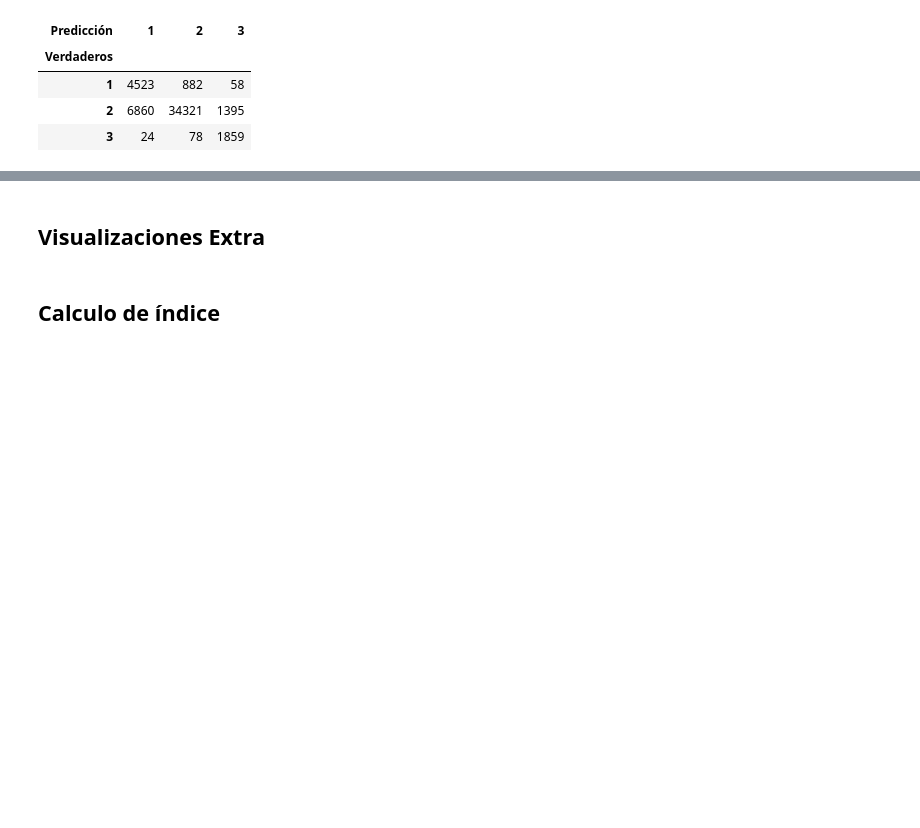
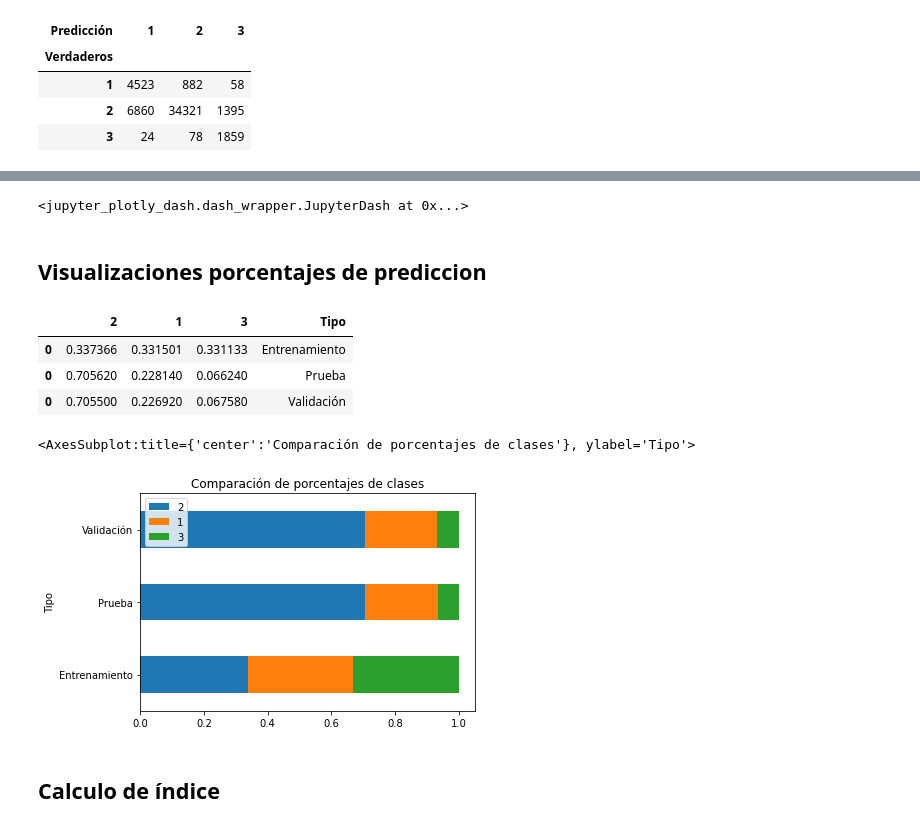
Before and after one commit to JEnriqueBonilla/Ejemplo-Binder, a Jupyter notebook: 02_Imagenes_satelitales.ipynb, the cells around one changed output, grey strips where cells are left out. Saved outputs shown, nothing was run; the diff lists cells and outputs as text; code cells hidden in the pictures; blank space fills up the shorter version.

Commit message:
logistic graphs finished

```diff
--- a/02_Imagenes_satelitales.ipynb
+++ b/02_Imagenes_satelitales.ipynb
@@ -144,2 +241,6 @@ matriz_de_confusion
+# %%
+app
+# %% [output]
+<jupyter_plotly_dash.dash_wrapper.JupyterDash at 0x...>
 # %% [markdown]
-## Visualizaciones Extra
+## Visualizaciones porcentajes de prediccion
@@ -148,2 +247,44 @@ matriz_de_confusion
+# %%
+variables_modelo = ['0', '1', '2', '3', '4', '5', '6', '7', '8', '9', '10']
+
+prediccion_entrenamiento = modelo.predict(datos_urbanos_entrenamiento[variables_modelo])
+prediccion_prueba = modelo.predict(datos_urbanos_prueba[variables_modelo])
+prediccion_validacion = modelo.predict(datos_urbanos_validacion[variables_modelo])
+# %%
+from collections import Counter
+
+entremaiento_elementos_por_clase = dict(Counter(prediccion_entrenamiento))
+entremaiento_elementos_por_clase = {clase:[n_clase/len(prediccion_entrenamiento)] for clase, n_clase in entremaiento_elementos_por_clase.items()}
+entremaiento_elementos_por_clase['Tipo'] = 'Entrenamiento'
+
+prueba_elementos_por_clase = dict(Counter(prediccion_prueba))
+prueba_elementos_por_clase = {clase:[n_clase/len(prediccion_prueba)] for clase, n_clase in prueba_elementos_por_clase.items()}
+prueba_elementos_por_clase['Tipo'] = 'Prueba'
+
+validacion_elementos_por_clase = dict(Counter(prediccion_validacion))
+validacion_elementos_por_clase = {clase:[n_clase/len(prediccion_validacion)] for clase, n_clase in validacion_elementos_por_clase.items()}
+validacion_elementos_por_clase['Tipo'] = 'Validación'
+
+# pasar a Dataframe
+df_clases = pd.concat([pd.DataFrame(entremaiento_elementos_por_clase),
+                       pd.DataFrame(prueba_elementos_por_clase),
+                       pd.DataFrame(validacion_elementos_por_clase)])
+# %%
+df_clases
+# %% [output]
+|  | 2 | 1 | 3 | Tipo |
+| 0 | 0.337366 | 0.331501 | 0.331133 | Entrenamiento |
+| 0 | 0.705620 | 0.228140 | 0.066240 | Prueba |
+| 0 | 0.705500 | 0.226920 | 0.067580 | Validación |
+# %%
+df_clases.plot(
+    x = 'Tipo',
+    kind = 'barh',
+    stacked = True,
+    title = 'Comparación de porcentajes de clases',
+    mark_right = True)
+# %% [output]
+<AxesSubplot:title={'center':'Comparación de porcentajes de clases'}, ylabel='Tipo'>
+[figure, added]
 # %% [markdown]
 ## Calculo de índice
```
Also changed, not shown: parts of 8 cells of this notebook, 5 other files.
